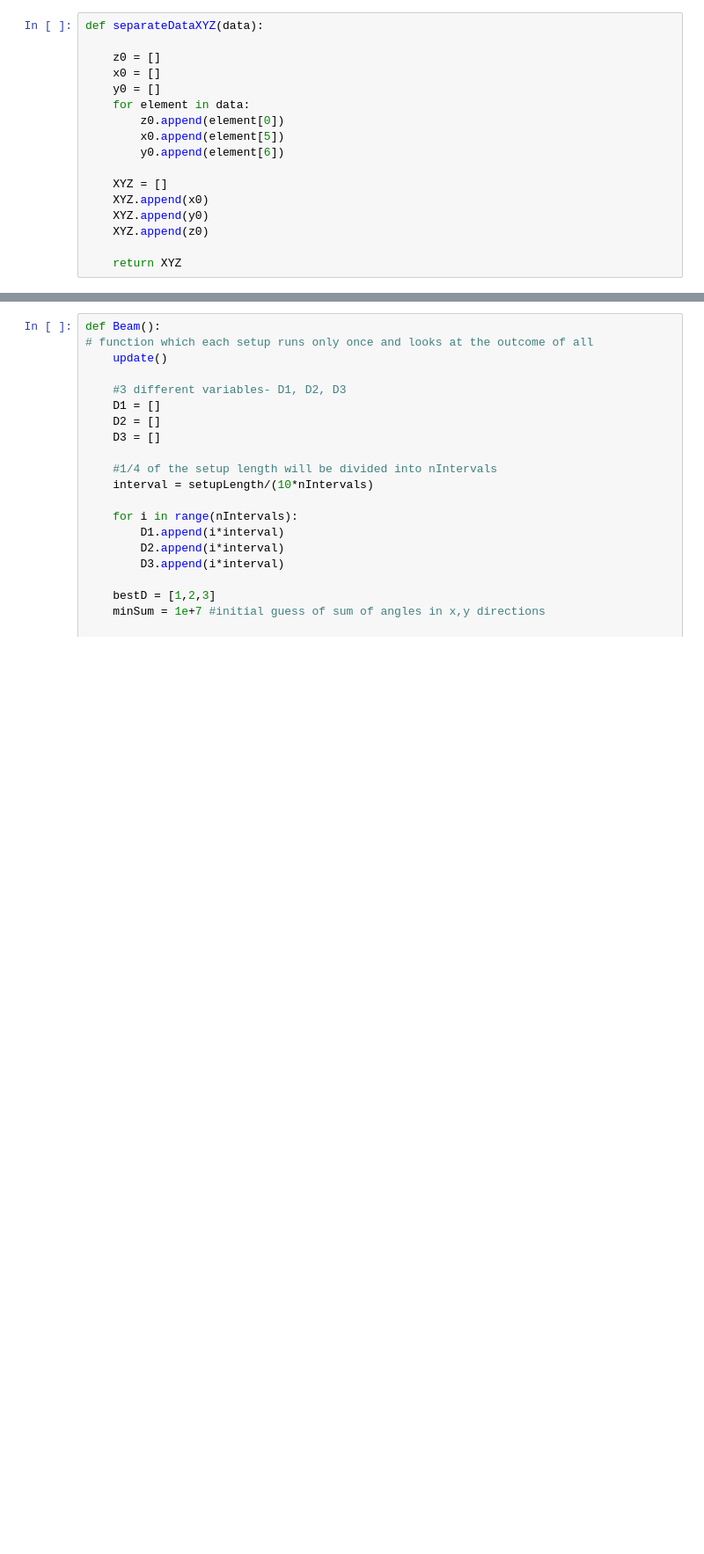
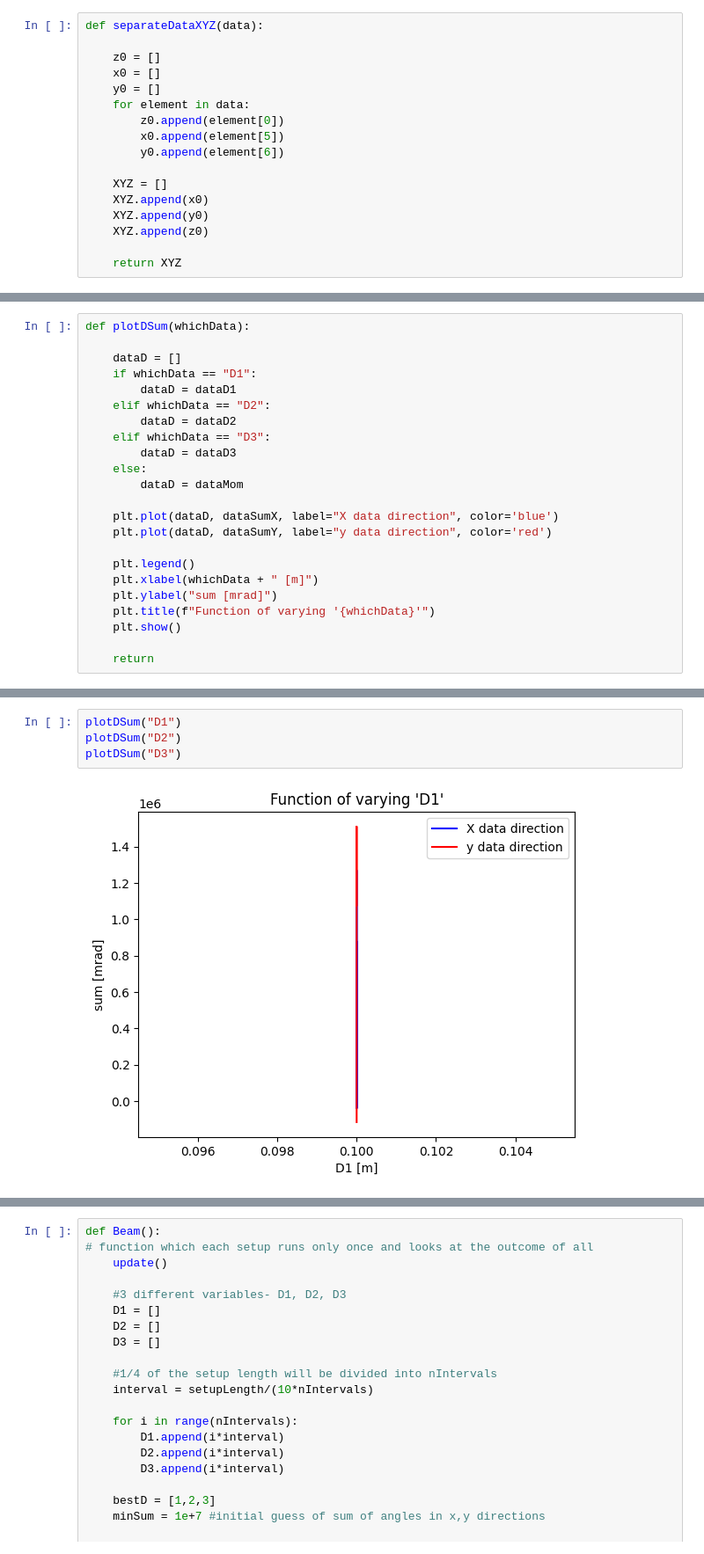
Before and after one commit to mvranovsky/Focusing-And-Deflecting-Devices, a Jupyter notebook: ASTRA/parallelFocusing/parallelFocused.ipynb, the cells around one changed output, grey strips where cells are left out. Shown at 88% size. Cells and saved outputs as stored; diff of their text form; blank space fills up the shorter version.

```diff
--- a/ASTRA/parallelFocusing/parallelFocused.ipynb
+++ b/ASTRA/parallelFocusing/parallelFocused.ipynb
@@ -468 +514,24 @@ def plot_4d_data(XorY):
     return
+# %%
+def plotDSum(whichData):
+
+    dataD = []
+    if whichData == "D1":
+        dataD = dataD1
+    elif whichData == "D2":
+        dataD = dataD2
+    elif whichData == "D3":
+        dataD = dataD3
+    else:
+        dataD = dataMom
+
+    plt.plot(dataD, dataSumX, label="X data direction", color='blue')
+    plt.plot(dataD, dataSumY, label="y data direction", color='red')
+
+    plt.legend()
+    plt.xlabel(whichData + " [m]")
+    plt.ylabel("sum [mrad]")
+    plt.title(f"Function of varying '{whichData}'")
+    plt.show()
+
+    return
@@ -515,0 +608,6 @@ plot_4d_data("Y")
+# %%
+plotDSum("D1")
+plotDSum("D2")
+plotDSum("D3")
+# %% [output]
+[figure, added]
```
Also changed, not shown: parts of 16 cells of this notebook, 15 other files.
